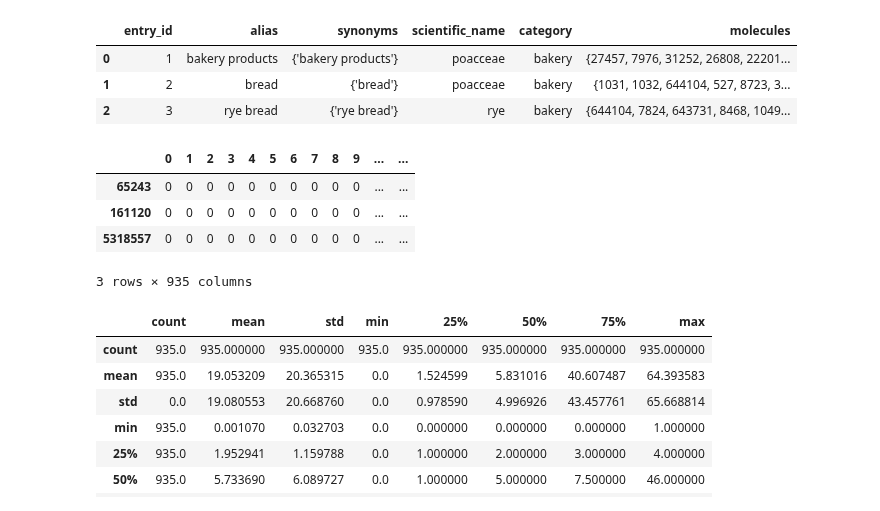
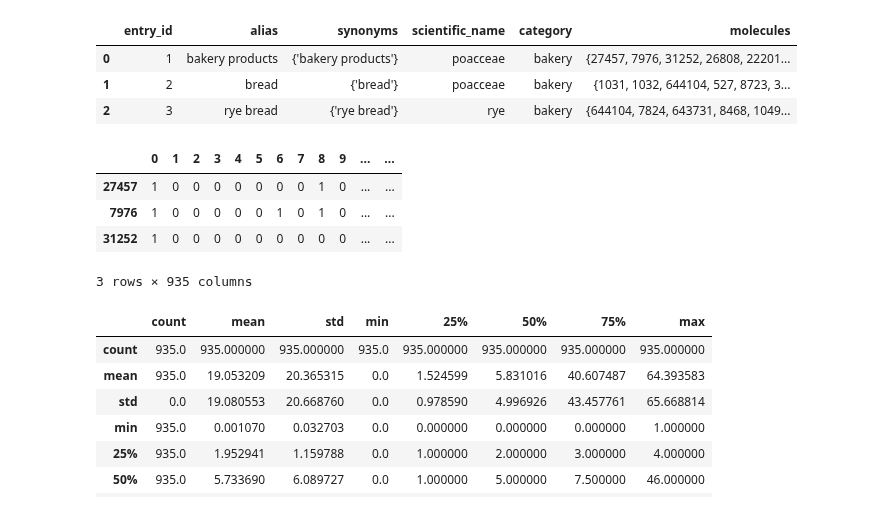
Before and after one commit to MariMurotani/RecipeHack, a Jupyter notebook: jupyter/flavor_db_matrix.ipynb, the cells around one changed output. Cells and saved outputs as stored; diff of their text form; code cells hidden in the pictures.

```diff
--- a/jupyter/flavor_db_matrix.ipynb
+++ b/jupyter/flavor_db_matrix.ipynb
@@ -41,29 +42,29 @@ flavor_db.head(3)
 # %%
 # Create a matrix of ingredients and molecules
 matrix_df = pd.DataFrame(index=flavor_db.index)
 
 # 各行の pubchem_id を保存するリスト
 columns_to_add = {}
 
 for index, row in flavor_db.iterrows():
     pubchem_ids = row['molecules'].replace("{", "").replace("}", "").split(", ")
     for pubchem_id in pubchem_ids:
         if pubchem_id not in columns_to_add:
             columns_to_add[pubchem_id] = [0] * len(flavor_db)
         columns_to_add[pubchem_id][index] = 1
 
 # 収集したデータを DataFrame に変換して concat で結合
 new_columns_df = pd.DataFrame(columns_to_add)
 matrix_df = pd.concat([matrix_df, new_columns_df], axis=1)
 
 matrix_df.fillna(0, inplace=True)  # 空欄を0で埋める
 matrix_df = matrix_df.transpose()
-matrix_df.tail(3)
+matrix_df.head(3)
 # %% [output]
 |  | 0 | 1 | 2 | 3 | 4 | 5 | 6 | 7 | 8 | 9 | ... | ... |
-| 65243 | 0 | 0 | 0 | 0 | 0 | 0 | 0 | 0 | 0 | 0 | ... | ... |
-| 161120 | 0 | 0 | 0 | 0 | 0 | 0 | 0 | 0 | 0 | 0 | ... | ... |
-| 5318557 | 0 | 0 | 0 | 0 | 0 | 0 | 0 | 0 | 0 | 0 | ... | ... |
+| 27457 | 1 | 0 | 0 | 0 | 0 | 0 | 0 | 0 | 1 | 0 | ... | ... |
+| 7976 | 1 | 0 | 0 | 0 | 0 | 0 | 1 | 0 | 1 | 0 | ... | ... |
+| 31252 | 1 | 0 | 0 | 0 | 0 | 0 | 0 | 0 | 0 | 0 | ... | ... |
 3 rows × 935 columns
 # %%
 # 共起関係を計算
```
Also changed, not shown: parts of 8 cells of this notebook.
